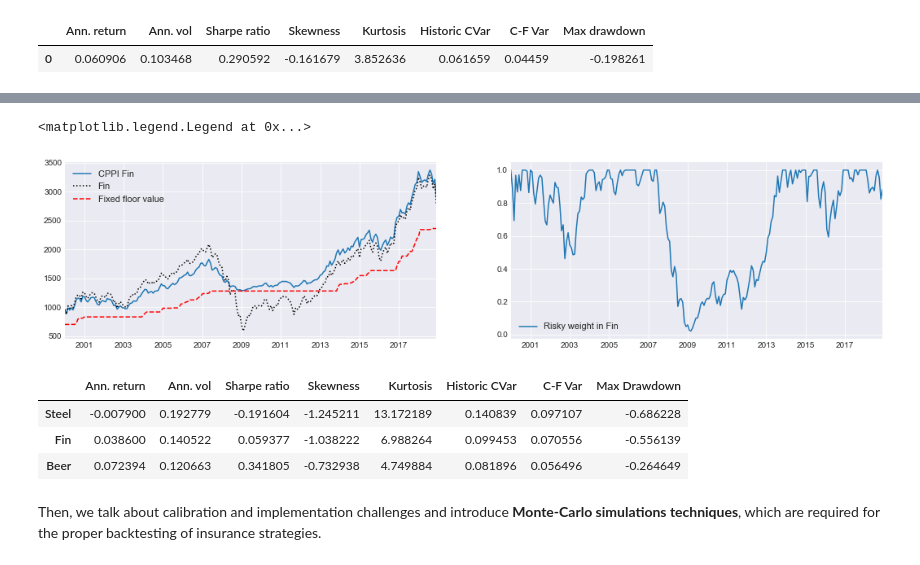
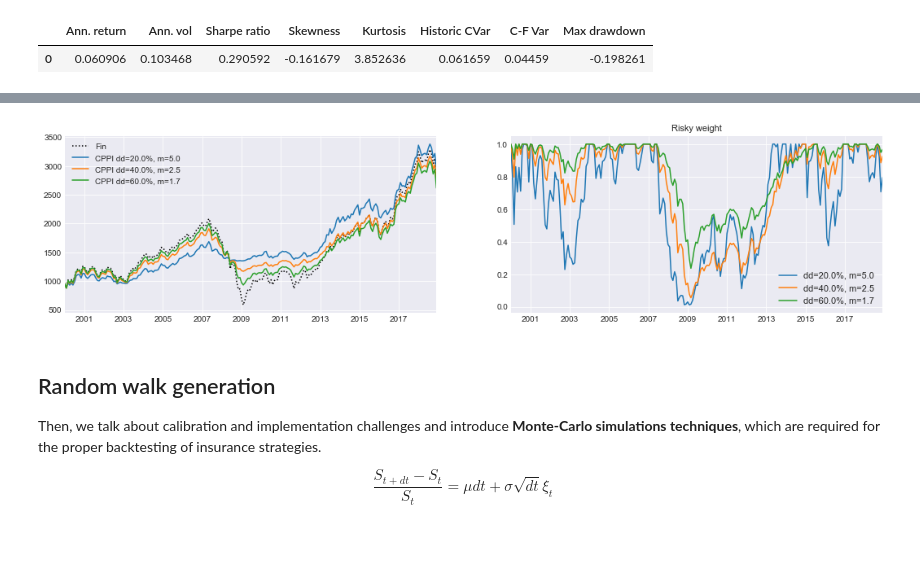
Before and after one commit to z4ir3/finance-courses, a Jupyter notebook: week-3.ipynb, the cells around one changed output, grey strips where cells are left out. Cells and saved outputs as stored; diff of their text form; code cells hidden in the pictures.

Commit message:
starting simulation random walks

```diff
--- a/week-3.ipynb
+++ b/week-3.ipynb
@@ -608,3 +459,0 @@ ax[1].legend(fontsize=11)
-# %%
-res = erk.cppi(risky_rets, start_value=1000, floor=0.8, m=4, #drawdown=None,
-               risk_free_rate=0.03, periods_per_year=12)
@@ -627,31 +460,30 @@ ax[1].legend(fontsize=11)
-# %%
-res = erk.cppi(risky_rets, start_value=1000, floor=0.8, drawdown=0.3,
-               risk_free_rate=0.03, periods_per_year=12)
-# %%
-fig, ax = plt.subplots(1,2,figsize=(18,4))
-ax = ax.flatten()
-
-sector = "Fin"
-res["CPPI wealth"][sector].plot(ax=ax[0], grid=True, label="CPPI "+sector)
-res["Risky wealth"][sector].plot(ax=ax[0], grid=True, label=sector, style="k:")
-res["Floor value"][sector].plot(ax=ax[0], grid=True, color="r", linestyle="--", label="Fixed floor value")
-ax[0].legend(fontsize=11)
-
-# Weights Beer
-res["Risky allocation"][sector].plot(ax=ax[1], grid=True, label="Risky weight in "+sector)
-ax[1].legend(fontsize=11)
-# %% [output]
-<matplotlib.legend.Legend at 0x...>
-[figure, removed]
-# %%
-res = erk.cppi(risky_rets, m=4, start_value=1000, floor=0.8, risk_free_rate=0.03, periods_per_year=12)
-# %%
-erk.summary_stats( res["CPPI returns"] )
-# %% [output]
-|  | Ann. return | Ann. vol | Sharpe ratio | Skewness | Kurtosis | Historic CVar | C-F Var | Max Drawdown |
-| Steel | -0.007900 | 0.192779 | -0.191604 | -1.245211 | 13.172189 | 0.140839 | 0.097107 | -0.686228 |
-| Fin | 0.038600 | 0.140522 | 0.059377 | -1.038222 | 6.988264 | 0.099453 | 0.070556 | -0.556139 |
-| Beer | 0.072394 | 0.120663 | 0.341805 | -0.732938 | 4.749884 | 0.081896 | 0.056496 | -0.264649 |
+# %%
+sector = "Fin"
+drawdowns = [0.2, 0.4, 0.6]
+
+fig, ax = plt.subplots(1,2,figsize=(18,4))
+ax = ax.flatten()
+
+res["Risky wealth"][sector].plot(ax=ax[0], grid=True, style="k:", label=sector)
+ax[0].legend()
+
+for drawdown in drawdowns:
+    res = erk.cppi(risky_rets, start_value=1000, floor=0.8, drawdown=drawdown, risk_free_rate=0.03, periods_per_year=12)
+    res["CPPI wealth"][sector].plot(ax=ax[0], grid=True, label="CPPI dd={}%, m={}".format(drawdown*100,round(res["m"],1)) )
+    res["Risky allocation"][sector].plot(ax=ax[1], grid=True, label="dd={}%, m={}".format(drawdown*100,round(res["m"],1)) )
+
+ax[0].legend()
+ax[1].legend(fontsize=11)
+ax[1].set_title("Risky weight", fontsize=11)
+plt.show()
+# %% [output]
+[figure, added]
 # %% [markdown]
+## Random walk generation
+
 Then, we talk about calibration and implementation challenges and introduce **Monte-Carlo simulations techniques**,
 which are required for the proper backtesting of insurance strategies.
+
+$$
+\frac{S_{t+dt} - S_t}{S_t} = \mu dt + \sigma \sqrt{dt}\xi_t
+$$
```
Also changed, not shown: parts of 29 cells of this notebook.
